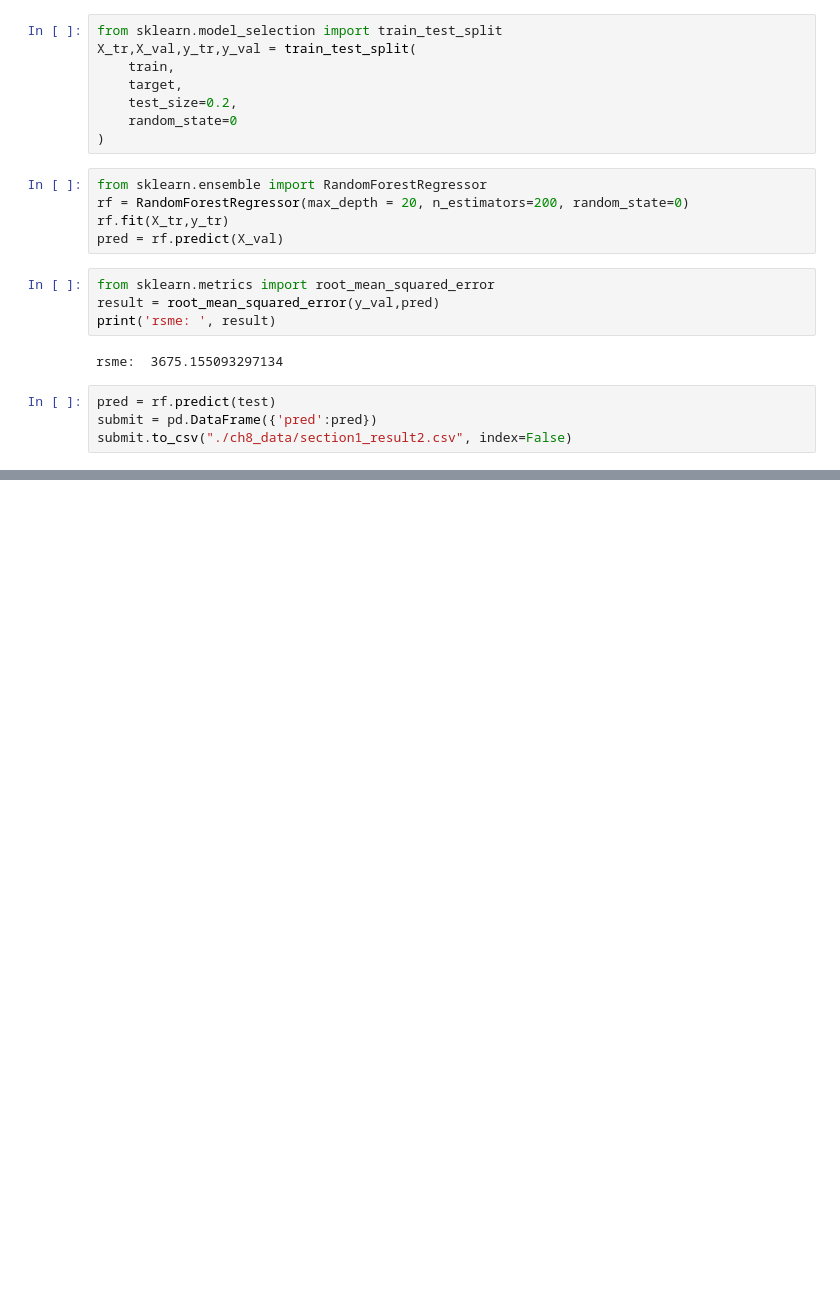
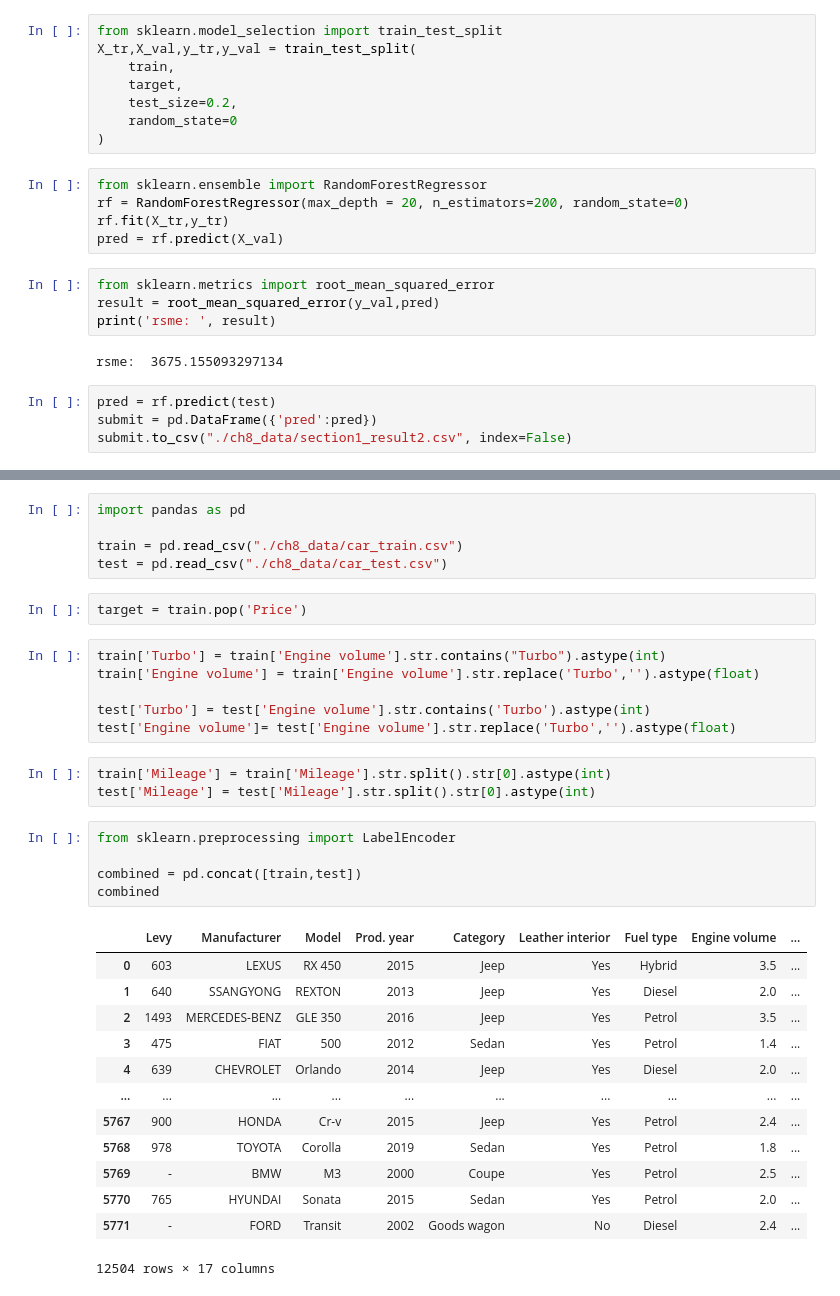
Before and after one commit to rlgus3351/-BigDataAnalyst, a Jupyter notebook: ch2/ch8.ipynb, the cells around one changed output, grey strips where cells are left out. Saved outputs shown, nothing was run; the diff lists cells and outputs as text; blank space fills up the shorter version.

```diff
--- a/ch2/ch8.ipynb
+++ b/ch2/ch8.ipynb
@@ -265,0 +621,35 @@ submit.to_csv("./ch8_data/section1_result2.csv", index=False)
+# %%
+import pandas as pd
+
+train = pd.read_csv("./ch8_data/car_train.csv")
+test = pd.read_csv("./ch8_data/car_test.csv")
+# %%
+target = train.pop('Price')
+# %%
+train['Turbo'] = train['Engine volume'].str.contains("Turbo").astype(int)
+train['Engine volume'] = train['Engine volume'].str.replace('Turbo','').astype(float)
+
+test['Turbo'] = test['Engine volume'].str.contains('Turbo').astype(int)
+test['Engine volume']= test['Engine volume'].str.replace('Turbo','').astype(float)
+# %%
+train['Mileage'] = train['Mileage'].str.split().str[0].astype(int)
+test['Mileage'] = test['Mileage'].str.split().str[0].astype(int)
+# %%
+from sklearn.preprocessing import LabelEncoder
+
+combined = pd.concat([train,test])
+combined
+# %% [output]
+|  | Levy | Manufacturer | Model | Prod. year | Category | Leather interior | Fuel type | Engine volume | ... |
+| 0 | 603 | LEXUS | RX 450 | 2015 | Jeep | Yes | Hybrid | 3.5 | ... |
+| 1 | 640 | SSANGYONG | REXTON | 2013 | Jeep | Yes | Diesel | 2.0 | ... |
+| 2 | 1493 | MERCEDES-BENZ | GLE 350 | 2016 | Jeep | Yes | Petrol | 3.5 | ... |
+| 3 | 475 | FIAT | 500 | 2012 | Sedan | Yes | Petrol | 1.4 | ... |
+| 4 | 639 | CHEVROLET | Orlando | 2014 | Jeep | Yes | Diesel | 2.0 | ... |
+| ... | ... | ... | ... | ... | ... | ... | ... | ... | ... |
+| 5767 | 900 | HONDA | Cr-v | 2015 | Jeep | Yes | Petrol | 2.4 | ... |
+| 5768 | 978 | TOYOTA | Corolla | 2019 | Sedan | Yes | Petrol | 1.8 | ... |
+| 5769 | - | BMW | M3 | 2000 | Coupe | Yes | Petrol | 2.5 | ... |
+| 5770 | 765 | HYUNDAI | Sonata | 2015 | Sedan | Yes | Petrol | 2.0 | ... |
+| 5771 | - | FORD | Transit | 2002 | Goods wagon | No | Diesel | 2.4 | ... |
+12504 rows × 17 columns
```
Also changed, not shown: parts of 50 cells of this notebook, 6 other files.
